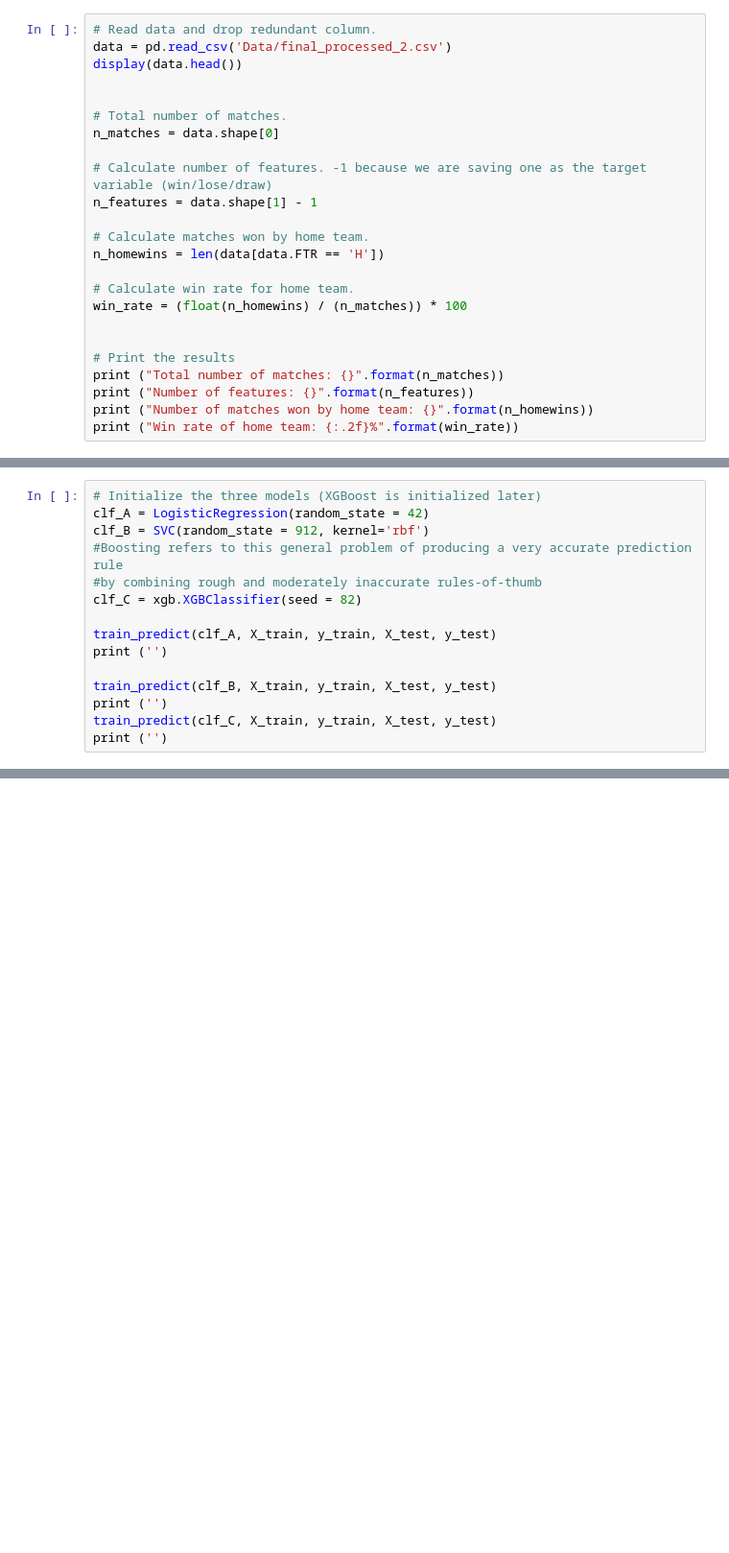
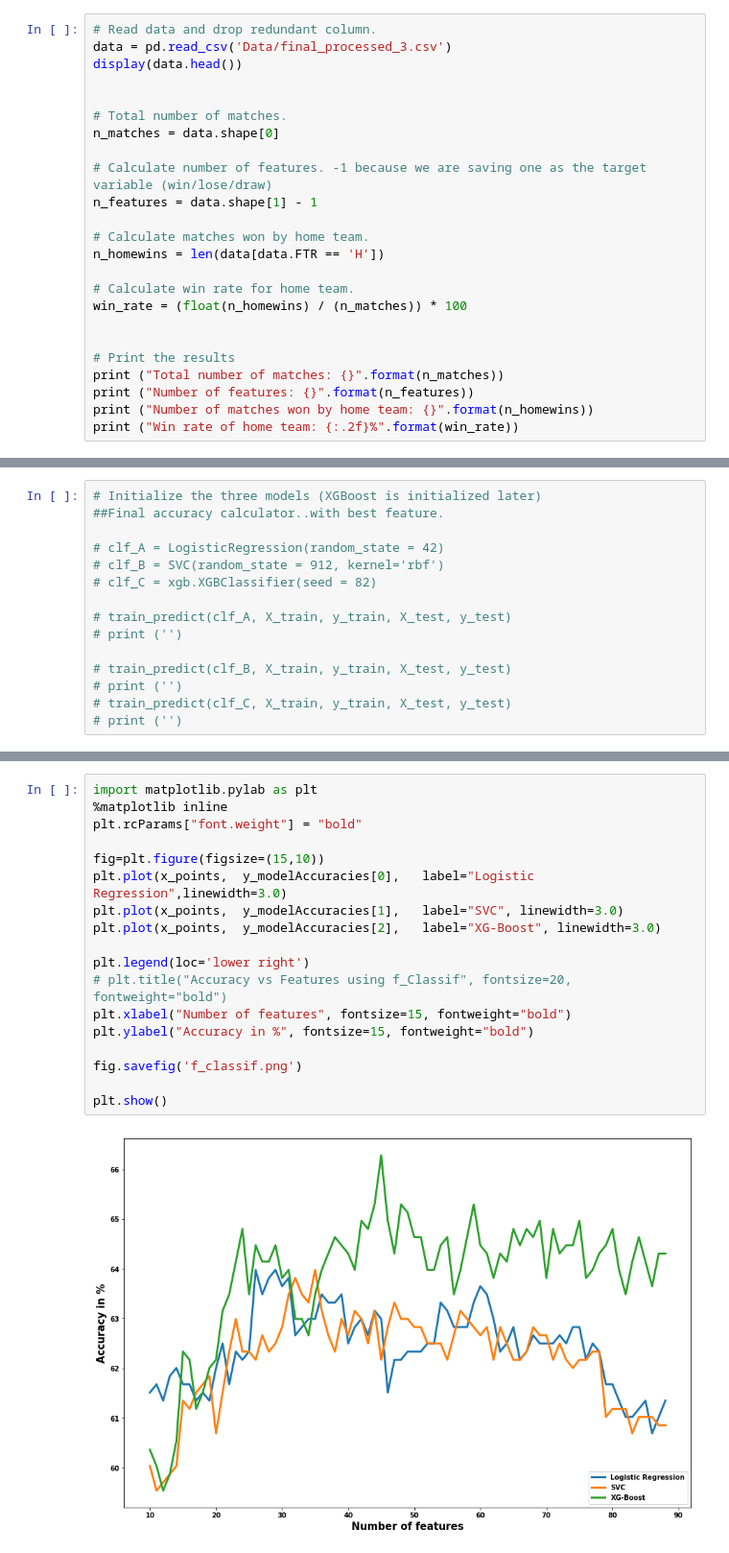
Before and after one commit to shsh9888/FootballResultPrediction, a Jupyter notebook: FootBallModelRunner.ipynb, the cells around one changed output, grey strips where cells are left out. Shown at 96% size. Saved outputs shown, nothing was run; the diff lists cells and outputs as text; blank space fills up the shorter version.

Commit message:
graphs and updated model runner for feature selection

```diff
--- a/FootBallModelRunner.ipynb
+++ b/FootBallModelRunner.ipynb
@@ -17,7 +17,7 @@ from IPython.display import display
 %matplotlib inline
 # %%
 # Read data and drop redundant column.
-data = pd.read_csv('Data/final_processed_2.csv')
+data = pd.read_csv('Data/final_processed_3.csv')
 display(data.head())
 
 
@@ -183,15 +167,15 @@ def train_predict(clf, X_train, y_train, X_test, y_test):
 # %%
 # Initialize the three models (XGBoost is initialized later)
-clf_A = LogisticRegression(random_state = 42)
-clf_B = SVC(random_state = 912, kernel='rbf')
-#Boosting refers to this general problem of producing a very accurate prediction rule
-#by combining rough and moderately inaccurate rules-of-thumb
-clf_C = xgb.XGBClassifier(seed = 82)
+##Final accuracy calculator..with best feature.
 
-train_predict(clf_A, X_train, y_train, X_test, y_test)
-print ('')
+# clf_A = LogisticRegression(random_state = 42)
+# clf_B = SVC(random_state = 912, kernel='rbf')
+# clf_C = xgb.XGBClassifier(seed = 82)
 
-train_predict(clf_B, X_train, y_train, X_test, y_test)
-print ('')
-train_predict(clf_C, X_train, y_train, X_test, y_test)
-print ('')
+# train_predict(clf_A, X_train, y_train, X_test, y_test)
+# print ('')
+
+# train_predict(clf_B, X_train, y_train, X_test, y_test)
+# print ('')
+# train_predict(clf_C, X_train, y_train, X_test, y_test)
+# print ('')
@@ -199,0 +268,20 @@ Training a LogisticRegression using a training set size of 2432. . .
+# %%
+import matplotlib.pylab as plt
+%matplotlib inline
+plt.rcParams["font.weight"] = "bold"
+
+fig=plt.figure(figsize=(15,10))
+plt.plot(x_points,  y_modelAccuracies[0],   label="Logistic Regression",linewidth=3.0)
+plt.plot(x_points,  y_modelAccuracies[1],   label="SVC", linewidth=3.0)
+plt.plot(x_points,  y_modelAccuracies[2],   label="XG-Boost", linewidth=3.0)
+
+plt.legend(loc='lower right')
+# plt.title("Accuracy vs Features using f_Classif", fontsize=20, fontweight="bold")
+plt.xlabel("Number of features", fontsize=15, fontweight="bold")
+plt.ylabel("Accuracy in %", fontsize=15, fontweight="bold")
+
+fig.savefig('f_classif.png')
+
+plt.show()
+# %% [output]
+[figure, added]
```
Also changed, not shown: parts of 8 cells of this notebook, 1 other file.
